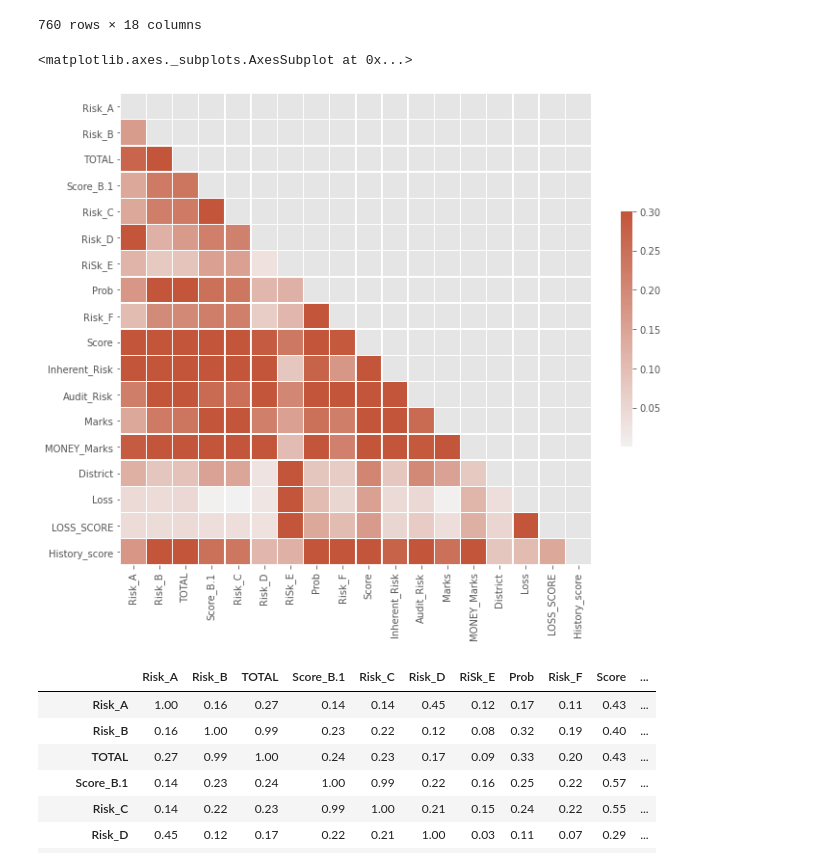
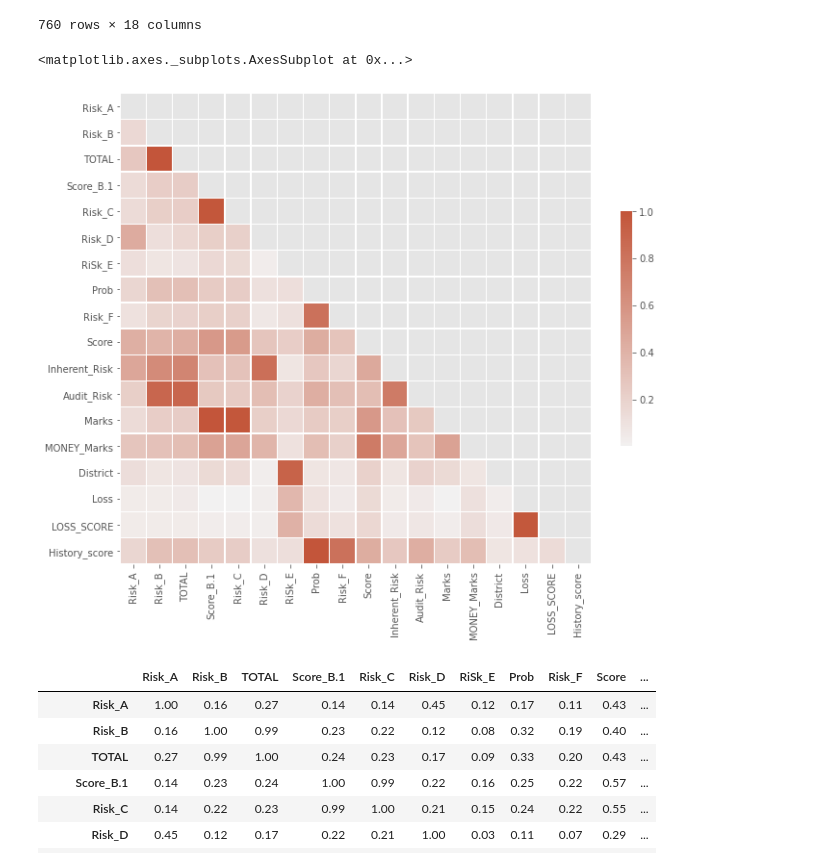
Before and after one commit to nahidosen/1821168042_CSE445_Spring21, a Jupyter notebook: Classification_Task/Classification_Task_Audit_Task.ipynb, the cells around one changed output. Drawn from its saved outputs; the diff is of its cells as text; code cells hidden in the pictures.

Commit message:
Correlations Matrix visual

```diff
--- a/Classification_Task/Classification_Task_Audit_Task.ipynb
+++ b/Classification_Task/Classification_Task_Audit_Task.ipynb
@@ -666,12 +666,12 @@ two_df
 # %%
 corr = two_df.corr()
 mask = np.triu(np.ones_like(corr, dtype=bool))
 f, ax = plt.subplots(figsize=(11, 9))
 cmap = sns.diverging_palette(230, 20, as_cmap=True)
-sns.heatmap(corr, mask=mask, cmap=cmap, vmax=.3, center=0, square=True, linewidths=.5, cbar_kws={"shrink": .5})
+sns.heatmap(corr, mask=mask, cmap=cmap, vmax=1, center=0, square=True, linewidths=.5, cbar_kws={"shrink": .5})
 # %% [output]
 <matplotlib.axes._subplots.AxesSubplot at 0x...>
-[figure, old version]
+[figure, new version]
 # %%
 corr.style.background_gradient(cmap=cmap).set_precision(2)
 # %% [output]
```
Also changed, not shown: parts of 1 cell of this notebook.
